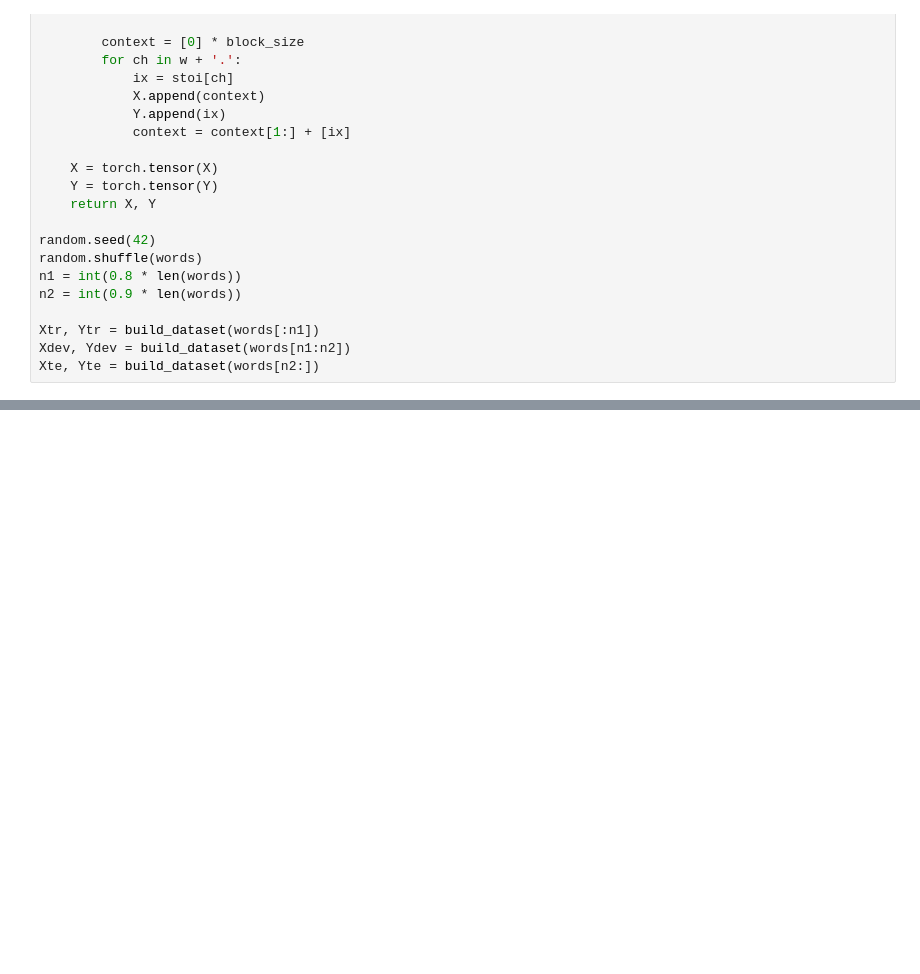
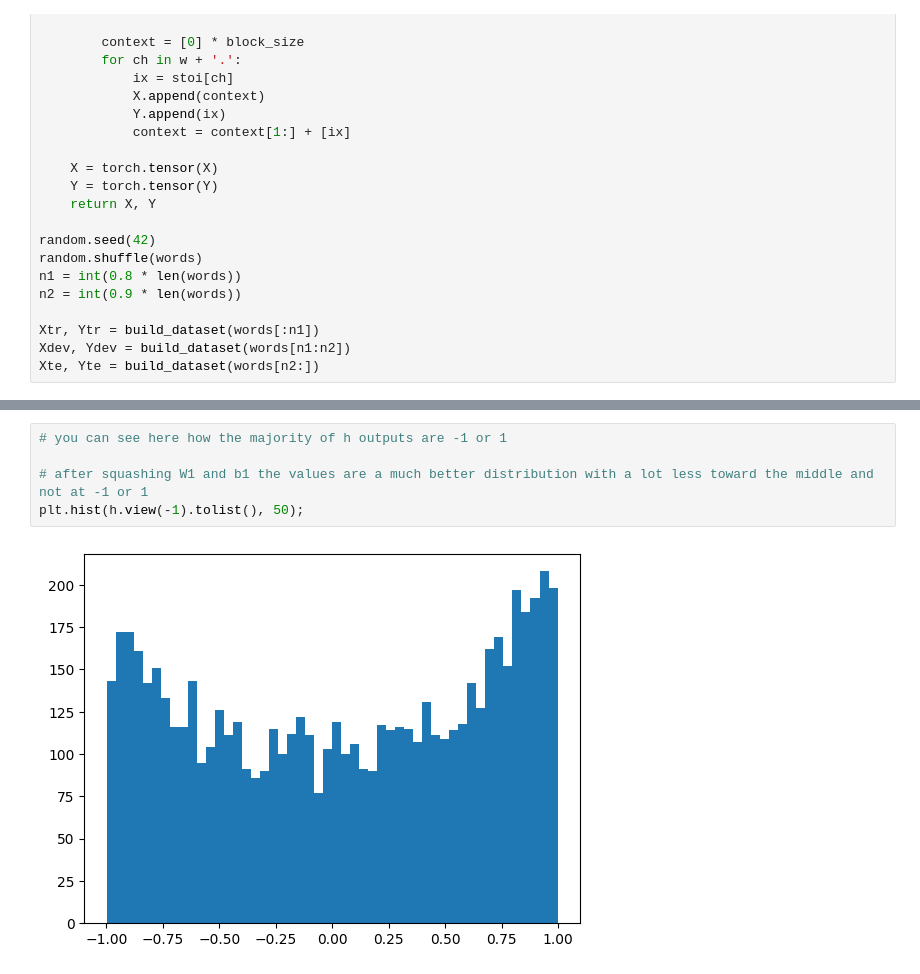
Before and after one commit to NJT5401/AI, a Jupyter notebook: Makemore/makemore pt.3.ipynb, the cells around one changed output, grey strips where cells are left out. Cells and saved outputs as stored; diff of their text form; blank space fills up the shorter version.

```diff
--- a/Makemore/makemore pt.3.ipynb
+++ b/Makemore/makemore pt.3.ipynb
@@ -156,0 +179,7 @@ plt.plot(lossi) # plots loss over steps
+# %%
+# you can see here how the majority of h outputs are -1 or 1
+
+# after squashing W1 and b1 the values are a much better distribution with a lot less toward the middle and not at -1 or 1
+plt.hist(h.view(-1).tolist(), 50);
+# %% [output]
+[figure, added]
```
Also changed, not shown: parts of 16 cells of this notebook.
